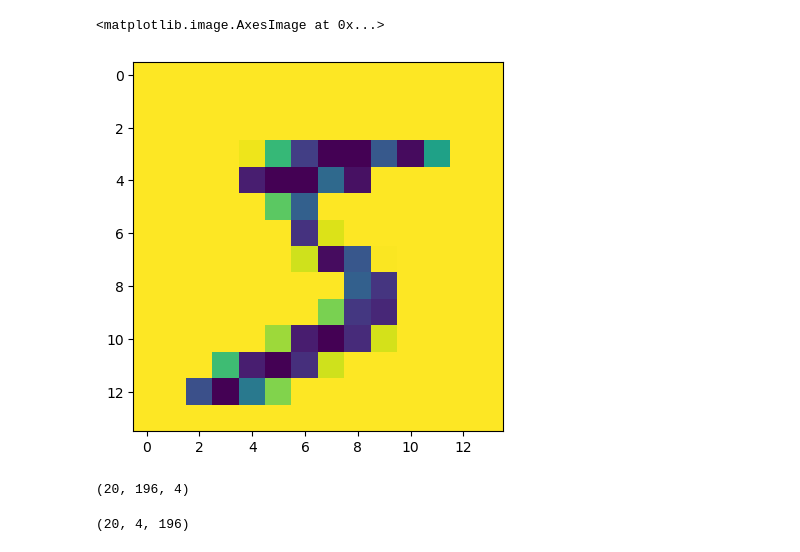
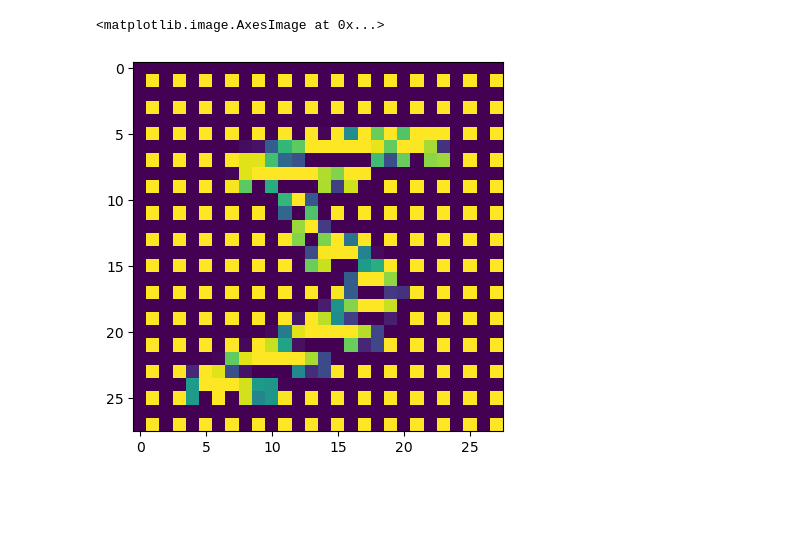
Before and after one commit to TheOpenSI/QML-QPF, a Jupyter notebook: mosaiQue/notebooks/shape-test.ipynb, the cells around one changed output. Saved outputs shown, nothing was run; the diff lists cells and outputs as text; code cells hidden in the pictures; blank space fills up the shorter version.

```diff
--- a/mosaiQue/notebooks/shape-test.ipynb
+++ b/mosaiQue/notebooks/shape-test.ipynb
@@ -44,5 +46,17 @@ te_layer = mq.ConvolutionLayer4x4("mnist_test2")
 (tr_images, tr_labels), (te_images, te_labels) = (tr_images[:20], tr_labels[:20]), (te_images[:20], te_labels[:20])
 tr_layer.fit(tr_images)
 te_layer.fit(te_images)
-tr_images = tr_layer.transform(tr_images)
-te_images = te_layer.transform(te_images)
+# %%
+print((tr_images[:, 1::2, 1::2]).shape)
+
+(tr_images[:, 1::2, 1::2]) = 255
+
+print(tr_images.shape)
+
+tr_images2 = tr_layer.transform(tr_images)
+
+te_images2 = te_layer.transform(te_images)
+
+print(tr_images2.shape)
+
+plt.imshow(tr_images2[0,:,1].reshape((-1,14)))
@@ -50,7 +70,10 @@ te_images = te_layer.transform(te_images)
 permutations = np.asarray(list(itertools.permutations(range(4))))
 
 op = OperationLayer(operation())
-predict = op.pre_op.predict(tr_images)
+#predict = op.pre_op.predict(tr_images2[:,:,permutations[-1]])
+predict = op.pre_op.predict(tr_images2,batch_size=5)
 
-predict.shape
+#print(tr_images2[:,:,permutations[-1]].shape)
+print(predict.shape)
+#print(permutations[-1])
 # %% [output]
@@ -66,0 +102,8 @@ I0000 00:00:1732161398.939333  944491 device_compiler.h:188] Compiled cluster us
+# %%
+post = (tr_layer.post_transform(predict))
+_min, _max = np.amin(post), np.amax(post)
+fig, axes = plt.subplots(1, 4, figsize=(16, 4))
+
+# Plot all output channels for quantum cnot
+for c in range(4):
+    axes[c].imshow(post[0,:,:,c],vmin = _min, vmax = _max)
@@ -67,11 +112,9 @@ I0000 00:00:1732161398.939333  944491 device_compiler.h:188] Compiled cluster us
 # %%
-from matplotlib import pyplot as plt
+post = (tr_layer.post_transform(predict))
 
-plt.imshow(tr_layer.post_transform(predict)[0,:,:,1])
+#post[:,:,:,1] = 0
+
+plt.imshow((tr_layer.channel_merge(post))[0,:,:],vmin = _min, vmax = _max)
 # %% [output]
 <matplotlib.image.AxesImage at 0x...>
-[figure, old version]
+[figure, new version]
-# %%
-tr_images.shape
-# %% [output]
-(20, 196, 4)
@@ -80,4 +120,0 @@ operate = np.asarray([operation()(tr_images[i,...]/255.) for i in range(20)])
-# %%
-operate.shape
-# %% [output]
-(20, 4, 196)
```
Also changed, not shown: parts of 7 cells of this notebook, 13 other files.
